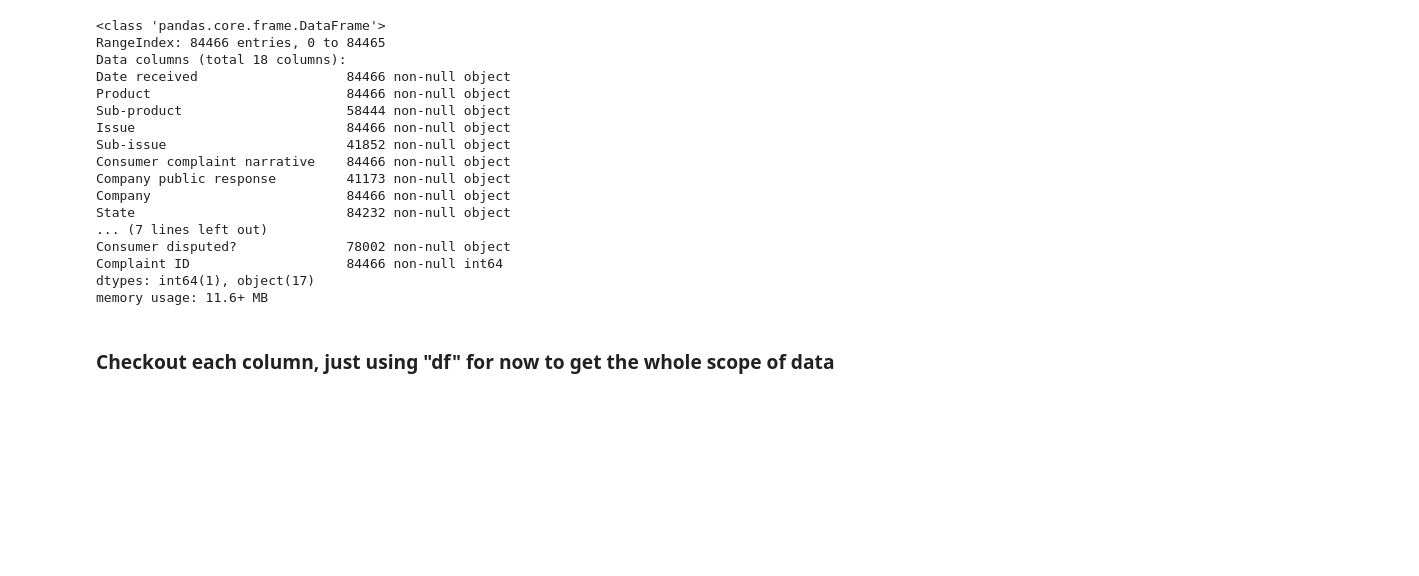
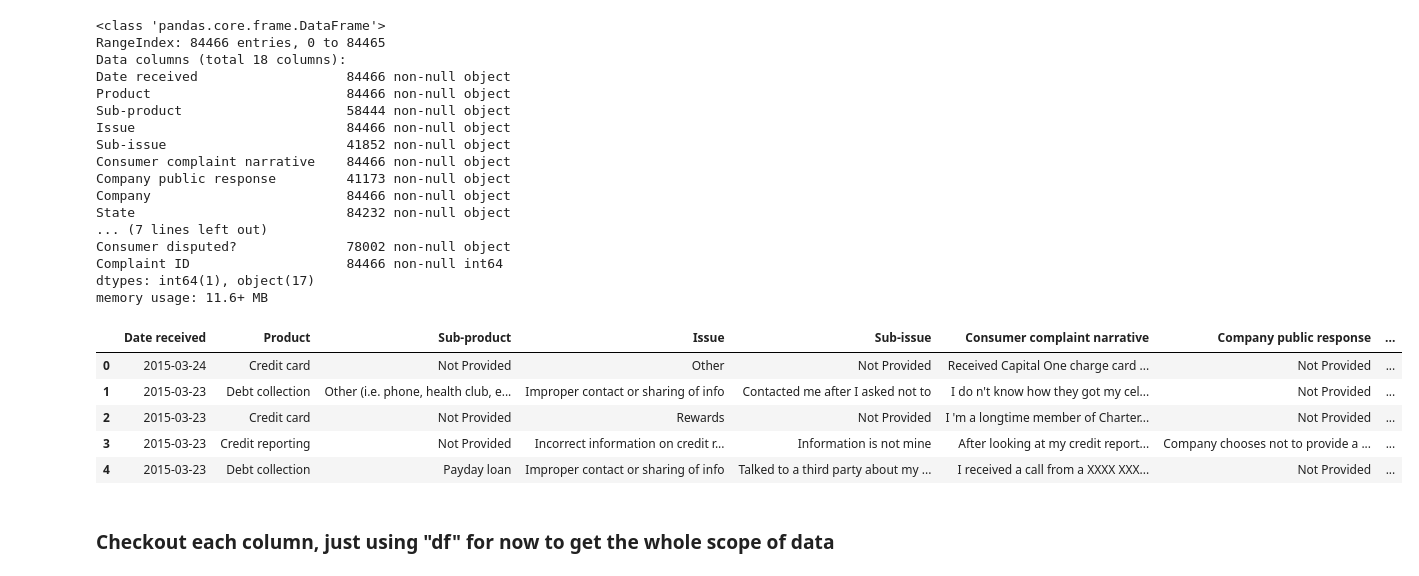
Before and after one commit to ChrisMichael11/Consumer_Complaint_Project, a Jupyter notebook: eda/EDA_Response_Prediction_txt.ipynb, the cells around one changed output. Saved outputs shown, nothing was run; the diff lists cells and outputs as text; code cells hidden in the pictures; blank space fills up the shorter version.

```diff
--- a/eda/EDA_Response_Prediction_txt.ipynb
+++ b/eda/EDA_Response_Prediction_txt.ipynb
@@ -38,6 +38,15 @@ Consumer disputed?              78002 non-null object
 Complaint ID                    84466 non-null int64
 dtypes: int64(1), object(17)
 memory usage: 11.6+ MB
+# %%
+df.head()
+# %% [output]
+|  | Date received | Product | Sub-product | Issue | Sub-issue | Consumer complaint narrative | Company public response | ... |
+| 0 | 2015-03-24 | Credit card | Not Provided | Other | Not Provided | Received Capital One charge card ... | Not Provided | ... |
+| 1 | 2015-03-23 | Debt collection | Other (i.e. phone, health club, e... | Improper contact or sharing of info | Contacted me after I asked not to | I do n't know how they got my cel... | Not Provided | ... |
+| 2 | 2015-03-23 | Credit card | Not Provided | Rewards | Not Provided | I 'm a longtime member of Charter... | Not Provided | ... |
+| 3 | 2015-03-23 | Credit reporting | Not Provided | Incorrect information on credit r... | Information is not mine | After looking at my credit report... | Company chooses not to provide a ... | ... |
+| 4 | 2015-03-23 | Debt collection | Payday loan | Improper contact or sharing of info | Talked to a third party about my ... | I received a call from a XXXX XXX... | Not Provided | ... |
 # %% [markdown]
 ### Checkout each column, just using "df" for now to get the whole scope of data
 # %% [markdown]
```
Also changed, not shown: parts of 1 cell of this notebook, 1 other file.
